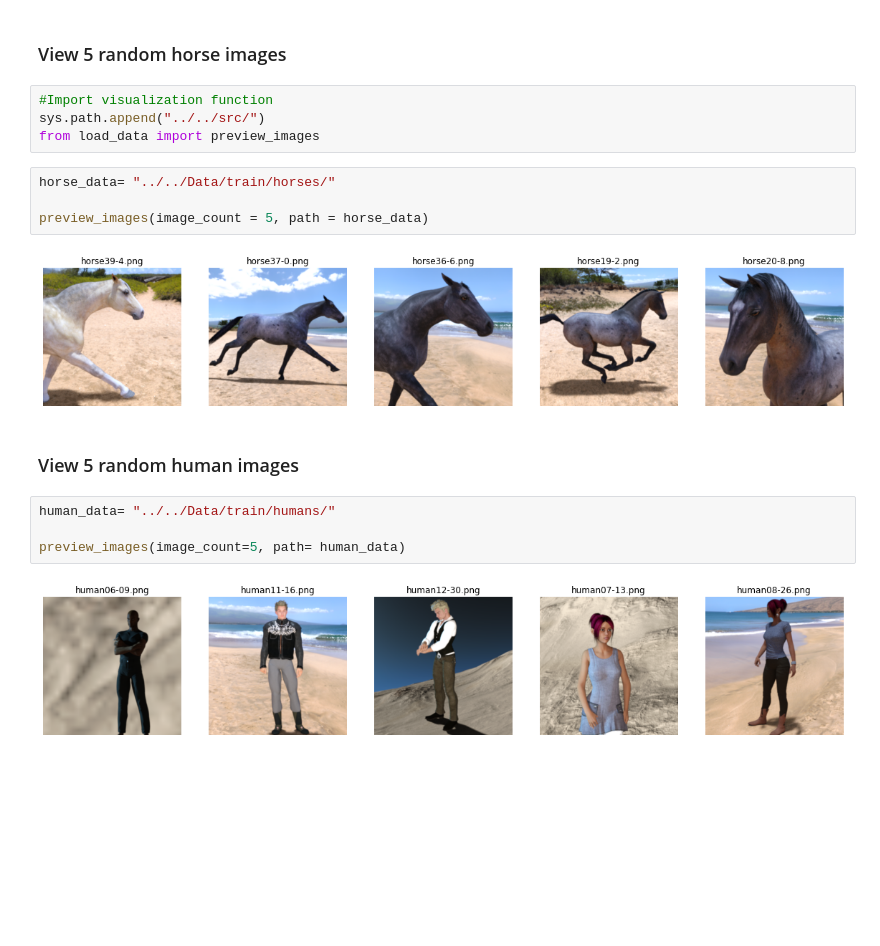
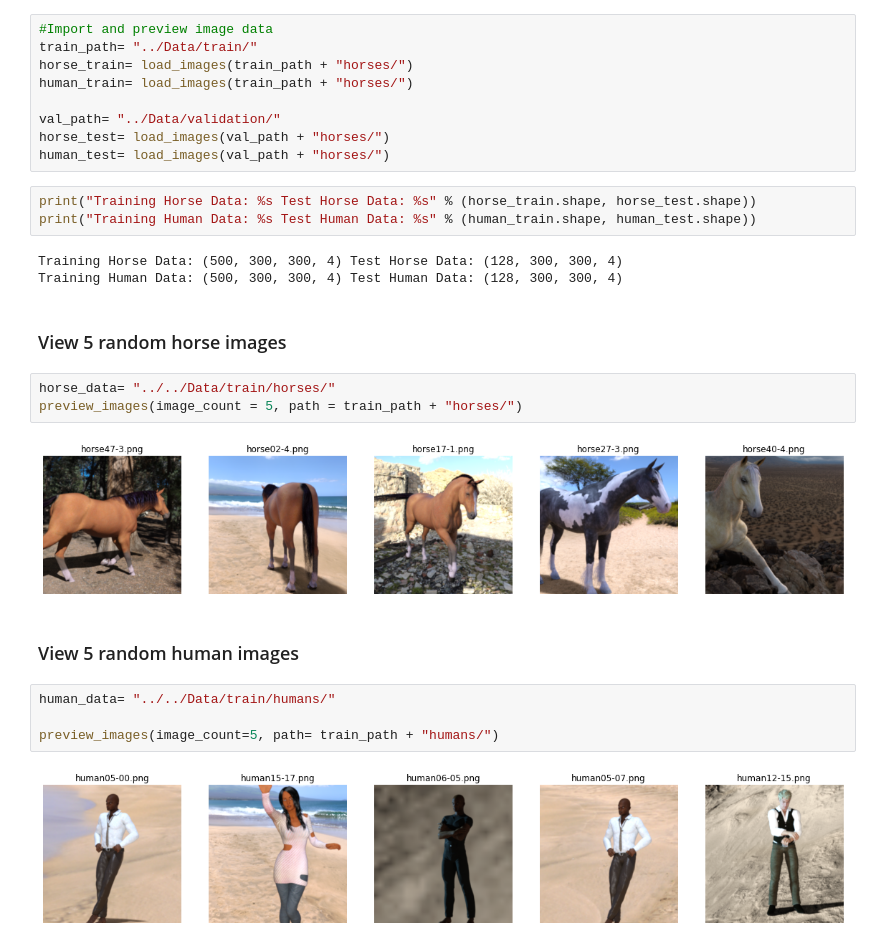
Before and after one commit to KishenSharma6/Horses_Humans_Classification, a Jupyter notebook: Notebooks/EDA/RawDataEDA.ipynb, the cells around one changed output. Cells and saved outputs as stored; diff of their text form; blank space fills up the shorter version.

```diff
--- a/Notebooks/EDA/RawDataEDA.ipynb
+++ b/Notebooks/EDA/RawDataEDA.ipynb
@@ -4,20 +13,30 @@ import sys
+# %%
+#Import and preview image data
+train_path= "../Data/train/"
+horse_train= load_images(train_path + "horses/")
+human_train= load_images(train_path + "horses/")
+
+val_path= "../Data/validation/"
+horse_test= load_images(val_path + "horses/")
+human_test= load_images(val_path + "horses/")
+# %%
+print("Training Horse Data: %s Test Horse Data: %s" % (horse_train.shape, horse_test.shape))
+print("Training Human Data: %s Test Human Data: %s" % (human_train.shape, human_test.shape))
+# %% [output]
+Training Horse Data: (500, 300, 300, 4) Test Horse Data: (128, 300, 300, 4)
+Training Human Data: (500, 300, 300, 4) Test Human Data: (128, 300, 300, 4)
 # %% [markdown]
 ### View 5 random horse images
-# %%
-#Import visualization function
-sys.path.append("../../src/")
-from load_data import preview_images
 # %%
 horse_data= "../../Data/train/horses/"
-
-preview_images(image_count = 5, path = horse_data)
+preview_images(image_count = 5, path = train_path + "horses/")
 # %% [output]
-[figure, old version]
+[figure, new version]
 # %% [markdown]
 ### View 5 random human images
 # %%
 human_data= "../../Data/train/humans/"
 
-preview_images(image_count=5, path= human_data)
+preview_images(image_count=5, path= train_path + "humans/")
 # %% [output]
-[figure, old version]
+[figure, new version]
```
Also changed, not shown: parts of 1 cell of this notebook.
